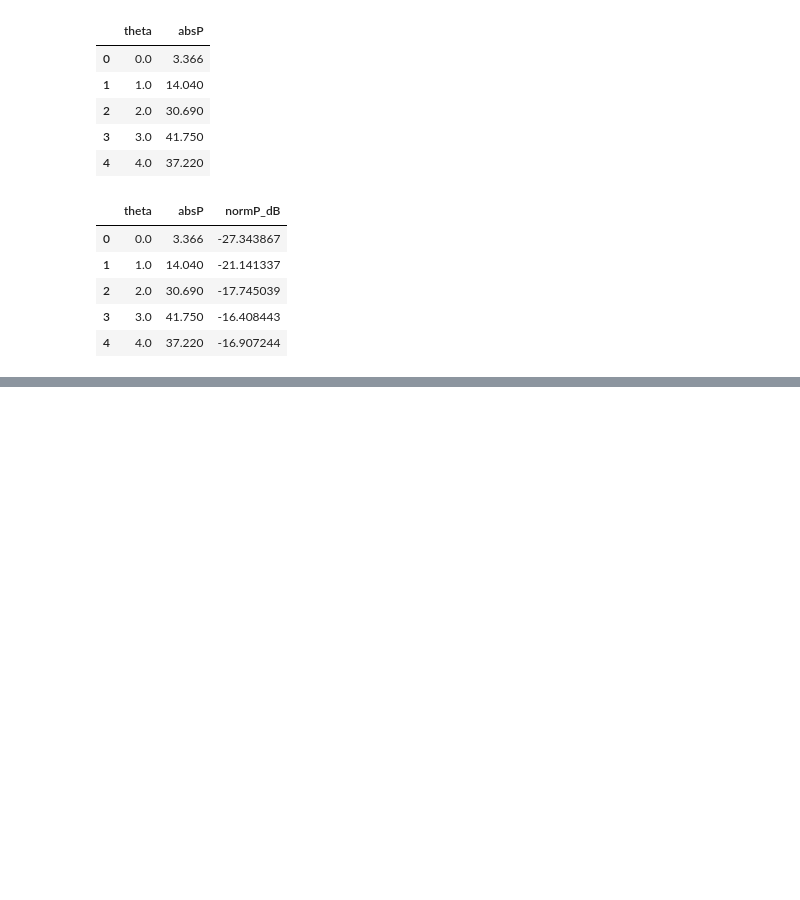
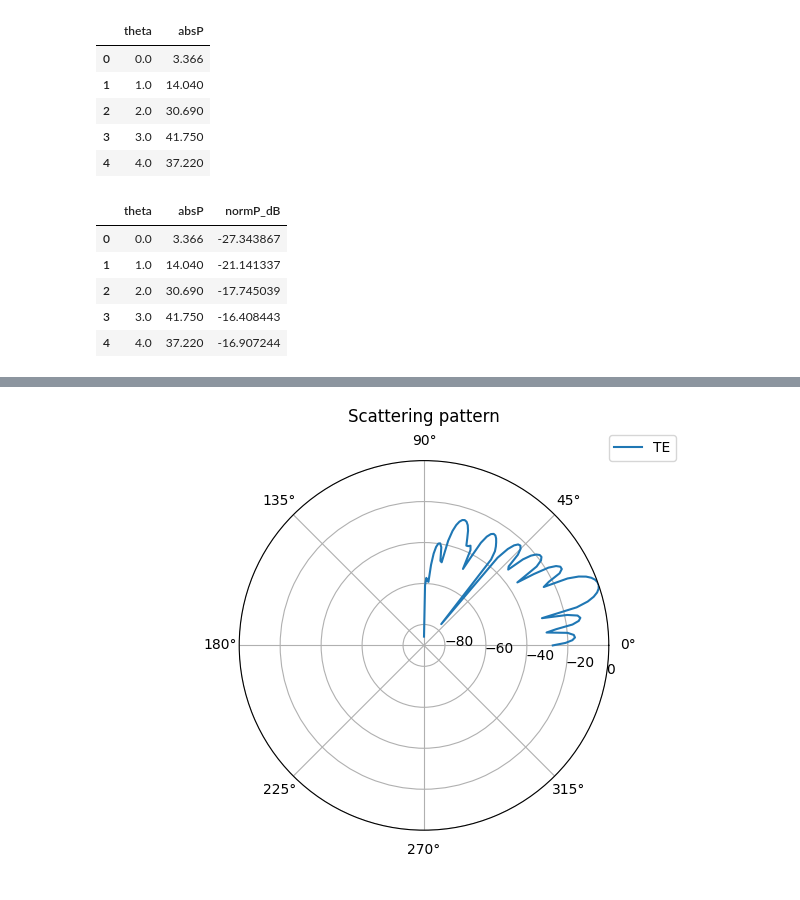
Before and after one commit to isvoropaev02/post_processing_RIS, a Jupyter notebook: scattering_pattern_RIS.ipynb, the cells around one changed output, grey strips where cells are left out. Saved outputs shown, nothing was run; the diff lists cells and outputs as text; code cells hidden in the pictures; blank space fills up the shorter version.

Commit message:
polar pattern

```diff
--- a/scattering_pattern_RIS.ipynb
+++ b/scattering_pattern_RIS.ipynb
@@ -95,0 +96,10 @@ plt.show()
+# %%
+fig, ax = plt.subplots(subplot_kw={'projection': 'polar'})
+ax.plot(cst_pattern['theta']*np.pi/180, cst_pattern['normP_dB'], label='TE')
+ax.set_rlabel_position(-10)  # Move radial labels away from plotted line
+ax.legend(loc=(1, 1))
+ax.grid(True)
+ax.set_title("Scattering pattern", va='bottom');
+plt.show()
+# %% [output]
+[figure, added]
```
Also changed, not shown: parts of 1 cell of this notebook.
